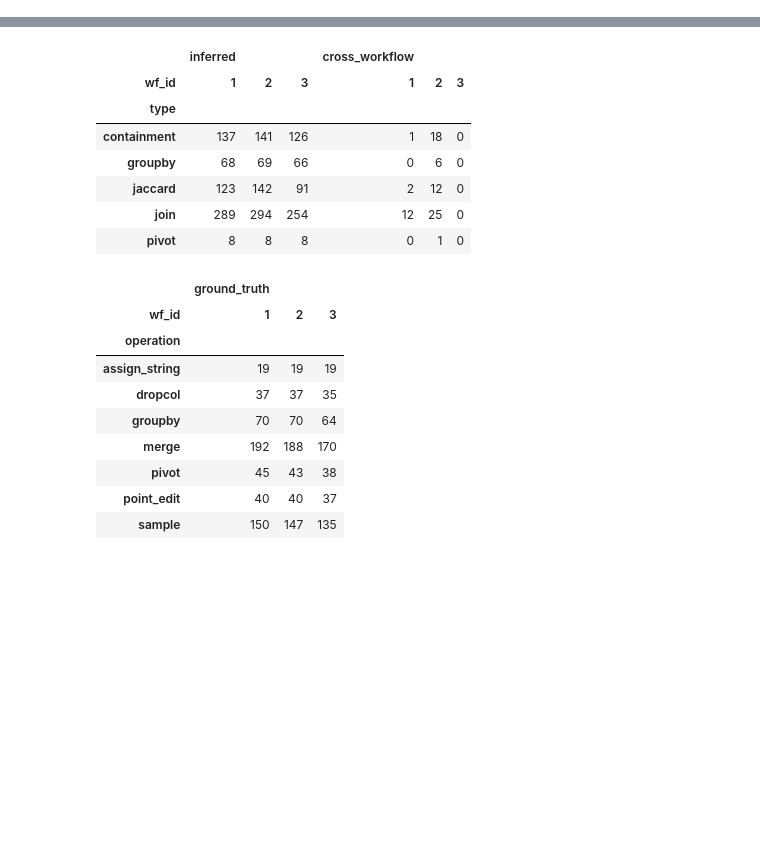
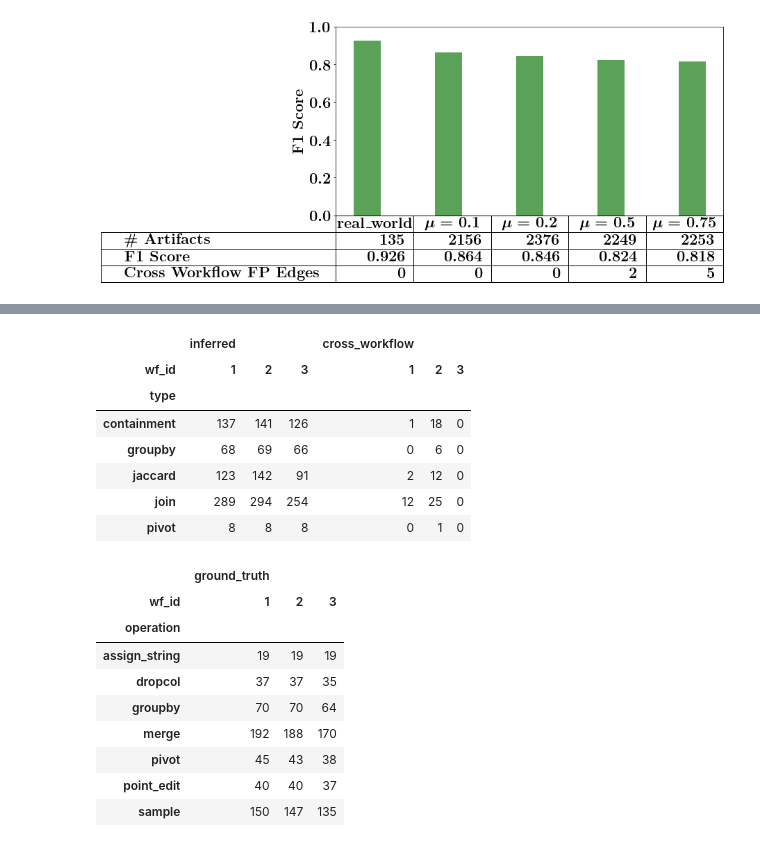
Before and after one commit to suhailrehman/relic, a Jupyter notebook: notebooks/MultiWorfklows.ipynb, the cells around one changed output, grey strips where cells are left out. Saved outputs shown, nothing was run; the diff lists cells and outputs as text; code cells hidden in the pictures; blank space fills up the shorter version.

```diff
--- a/notebooks/MultiWorfklows.ipynb
+++ b/notebooks/MultiWorfklows.ipynb
@@ -56,0 +145,7 @@ Workflow 6, Nodes: 2452, Edges: 2352, Components 100
+# %%
+ar_df = r_df.loc[r_df.config.isin(['relic', 'baseline'])]
+ar_df = ar_df.replace('relic', 'mnemosyne')
+ar_df = ar_df.reset_index(drop=True)
+ar_df = ar_df.reindex([8,9,6,7,0,1,3,2,5,4]).reset_index(drop=True)
+ar_df['means'] = np.repeat(['real_world', 0.1, 0.2, 0.5, 0.75],2)
+ar_df
@@ -56,0 +224,75 @@ Workflow 6, Nodes: 2452, Edges: 2352, Components 100
+# %%
+# Use Seaborn
+import seaborn as sns
+import matplotlib
+from matplotlib import pyplot as plt
+matplotlib.rcParams['text.usetex'] = True
+font = {'family' : 'serif',
+        'weight' : 'bold',
+        'size'   : 22}
+
+matplotlib.rc('font', **font)
+matplotlib.rcParams['text.latex.preamble'] = r'\boldmath'
+
+x = np.arange(len(ar_df.index)/2)*3  # the label locations
+width = 1.0  # the width of the bars
+
+fig, ax = plt.subplots(figsize=(10,5))
+rects1 = ax.bar(x - width/2, ar_df.loc[ar_df.config=='mnemosyne'].F1.values, width, label='mnemosyne', color='#59A257')
+#rects2 = ax.bar(x + width/2, ar_df.loc[ar_df.config=='baseline'].F1.values, width, label='baseline', color='#905998')
+
+#ax.legend(loc='lower right', framealpha=1.0, labels=[r'\textbf{mnemosyne}', r'\textbf{baseline}'])
+
+plt.ylabel(r'\textbf{F1 Score}')
+plt.tick_params( axis='x',          # changes apply to the x-axis
+    which='both',      # both major and minor ticks are affected
+    bottom=False,      # ticks along the bottom edge are off
+    top=False,         # ticks along the top edge are off
+    labelbottom=False)
+plt.ylim(0.0,1.0)
+table_df = ar_df.loc[ar_df.config=='mnemosyne'].round(3).transpose().reindex(['artifacts', 'F1', 'cross_workflow'])
+table_df.index = [r'\textbf{\# Artifacts}', r'\textbf{F1 Score}', r'\textbf{Cross Workflow FP Edges}']
+columns = [r'\textbf{real\_world}', r'$\mu=0.1$', r'$\mu=0.2$', r'$\mu=0.5$', r'$\mu=0.75$']
+table_df.columns = columns
+#table_df.columns = np.repeat(columns,2)
+#table_df.index.name = None
+#table_df
+
+# header = plt.table(cellText=[['']*len(columns)],
+#                       colLabels=columns,
+#                       loc='bottom'
+#                       )
+
+# header.auto_set_font_size(False)
+# header.set_fontsize(22)
+# header.scale(1,2.5)
+
+# header2_columns = np.unique(table_df.applymap(lambda x: f"${str(x)}$").iloc[0].values).tolist()
+# header2 = plt.table(cellText=[header2_columns],
+#                       rowLabels=[r'\textbf{\# Artifacts}'],
+#                       loc='bottom',
+#                       cellLoc='center',
+#                       bbox=[0,-0.4,1.0,0.3],
+#                       )
+
+# header2.auto_set_font_size(False)
+# header2.set_fontsize(22)
+# header2.scale(1,1.5)
+
+final_table_df = table_df#.iloc[1:]
+final_table_df = final_table_df.applymap(lambda x: f"${str(x)}$")
+xtable = plt.table(cellText=final_table_df.to_numpy(), rowLabels=final_table_df.index,
+                   colLabels=table_df.columns,
+                   loc='bottom')
+                   #bbox=[0, -0.4, 1.0, 0.3])
+xtable.auto_set_font_size(False)
+
+xtable.set_fontsize(22)
+xtable.scale(1, 2)
+
+plt.draw()
+
+
+plt.savefig("mutiwf.pdf", bbox_inches='tight')
+# %% [output]
+[figure, added]
```
Also changed, not shown: parts of 48 cells of this notebook, 18 other files.
